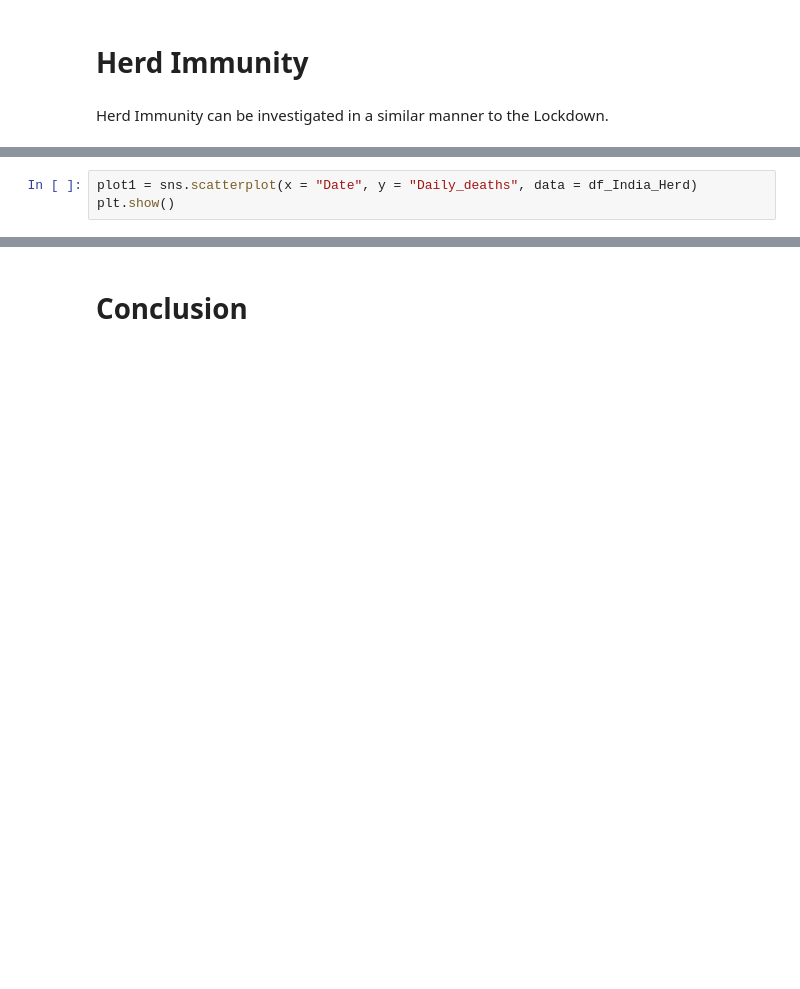
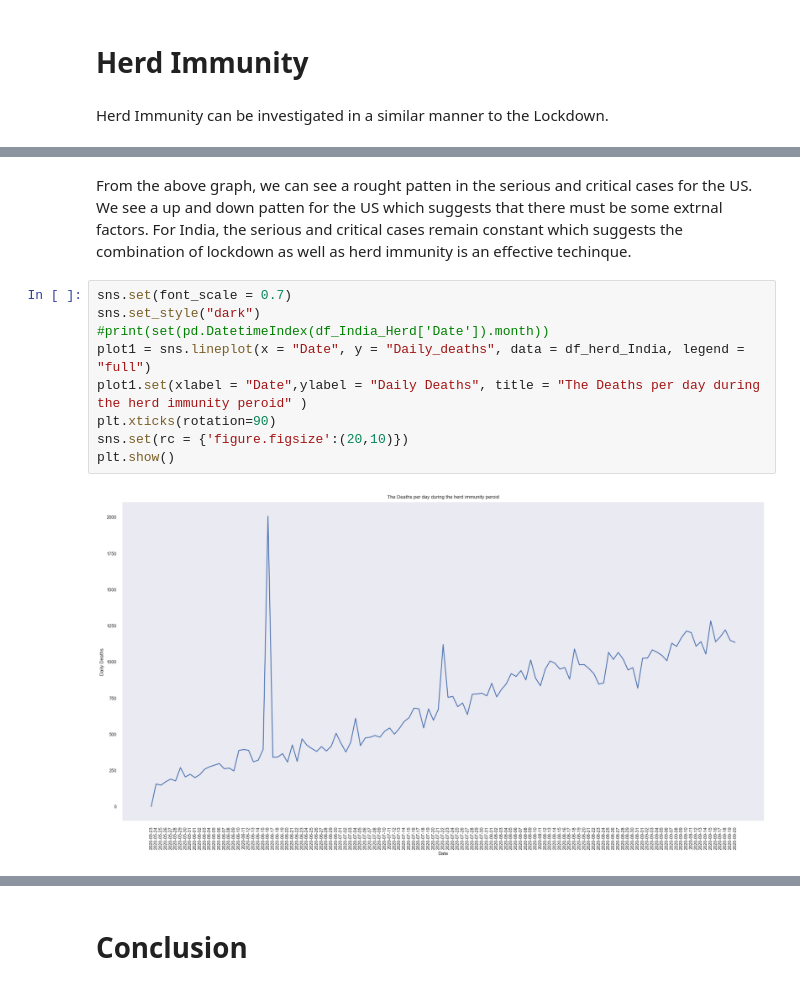
Before and after one commit to data301-2021-summer2/project-group18-project, a Jupyter notebook: analysis/Anikait/Task 3-EDA.ipynb, the cells around one changed output, grey strips where cells are left out. Drawn from its saved outputs; the diff is of its cells as text; blank space fills up the shorter version.

```diff
--- a/analysis/Anikait/Task 3-EDA.ipynb
+++ b/analysis/Anikait/Task 3-EDA.ipynb
@@ -115,3 +208,13 @@ df_India_Herd = df_India_Herd.drop(labels = "Population", axis = 1)
+# %% [markdown]
+From the above graph, we can see a rought patten in the serious and critical cases for the US. We see a up and down patten for the US which suggests that there must be some extrnal factors. For India, the serious and critical cases remain constant which suggests the combination of lockdown as well as herd immunity is an effective techinque.
 # %%
-plot1 = sns.scatterplot(x = "Date", y = "Daily_deaths", data = df_India_Herd)
+sns.set(font_scale = 0.7)
+sns.set_style("dark")
+#print(set(pd.DatetimeIndex(df_India_Herd['Date']).month))
+plot1 = sns.lineplot(x = "Date", y = "Daily_deaths", data = df_herd_India, legend = "full")
+plot1.set(xlabel = "Date",ylabel = "Daily Deaths", title = "The Deaths per day during the herd immunity peroid" )
+plt.xticks(rotation=90)
+sns.set(rc = {'figure.figsize':(20,10)})
 plt.show()
+# %% [output]
+[figure, added]
```
Also changed, not shown: parts of 14 cells of this notebook, 1 other file.
